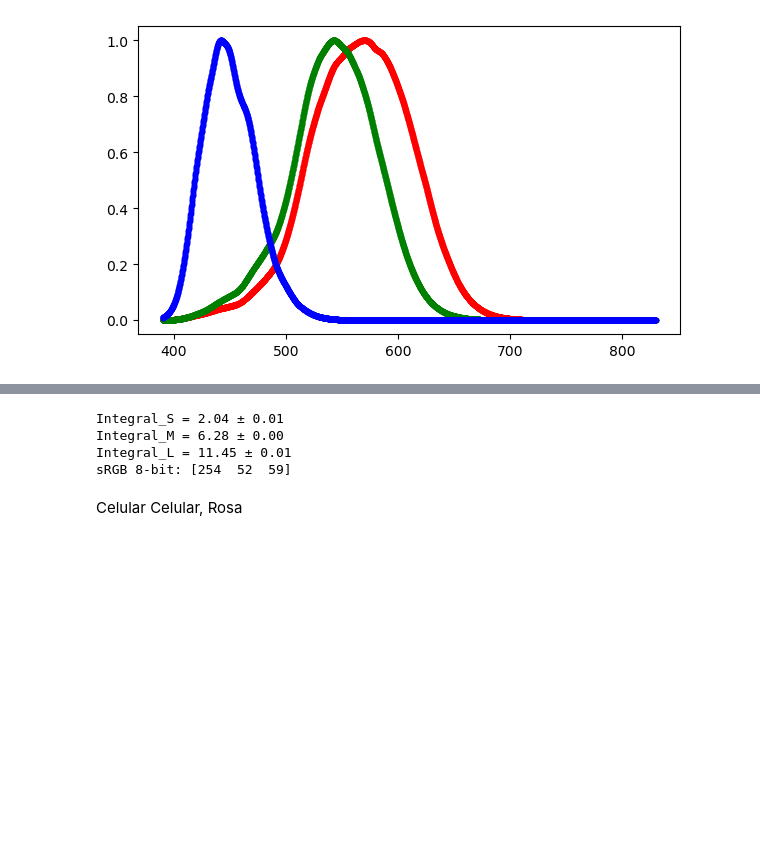
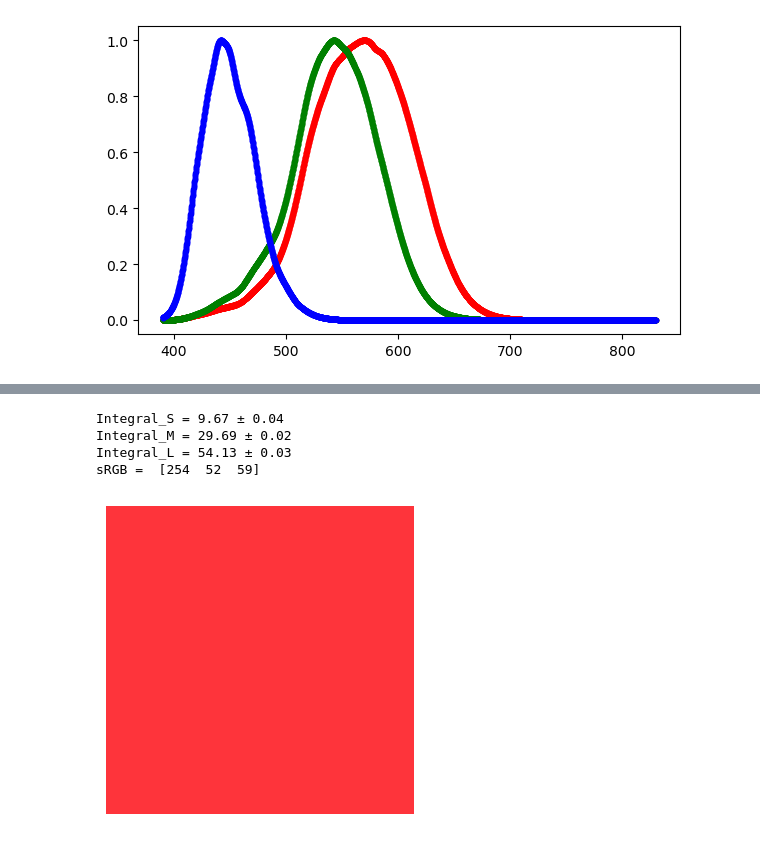
Before and after one commit to mauri-stack/labo5, a Jupyter notebook: espectroscopía_difractiva/visión_en_color.ipynb, the cells around one changed output, grey strips where cells are left out. Saved outputs shown, nothing was run; the diff lists cells and outputs as text; code cells hidden in the pictures; blank space fills up the shorter version.

```diff
--- a/espectroscopía_difractiva/visión_en_color.ipynb
+++ b/espectroscopía_difractiva/visión_en_color.ipynb
@@ -435,42 +420,18 @@ sRGB 8-bit: [255   0 255]
 # %%
 S, M, L = análisis("/Users/Mauri/Desktop/Labo 5/Espectroscopía difractiva/17-10/objeto-celular/obj-obj/rosa (caja-tijera)/tijera rosa/promedio.csv",
          "/Users/Mauri/Desktop/Labo 5/Espectroscopía difractiva/17-10/objeto-celular/obj-obj/rosa (caja-tijera)/tijera rosa/desv",
          "/Users/Mauri/Desktop/Labo 5/Espectroscopía difractiva/eficiencia.csv",
          350, 700, "/Users/Mauri/Desktop/Labo 5/Espectroscopía difractiva/respuesta conos tabulados/Copia de CIE_lms_cf_2deg.csv",
          eff = True)
 
-LMS = np.array([L, M, S])
+rgb = lms_to_srgb(L, M, S, normalize=True)
 
-# Matriz HPE (XYZ -> LMS) aproximada (ejemplo tomado de referencias sobre H-P-E)
-M_HPE = np.array([[ 0.4002,  0.7076, -0.0808],
-                  [-0.2263,  1.1653,  0.0457],
-                  [ 0.0000,  0.0000,  0.9182]])
+print("sRGB = ", rgb)
 
-# Invertir para obtener XYZ desde LMS
-M_inv = np.linalg.inv(M_HPE)
-XYZ = M_inv.dot(LMS)
-
-# Matriz XYZ -> linear sRGB (estándar)
-M_xyz2srgb = np.array([[ 3.2406, -1.5372, -0.4986],
-                       [-0.9689,  1.8758,  0.0415],
-                       [ 0.0557, -0.2040,  1.0570]])
-rgb_linear = M_xyz2srgb.dot(XYZ)
-
-# aplicar clipping y gamma sRGB (simplificada)
-rgb_linear = np.clip(rgb_linear, 0, None)
-rgb_linear = rgb_linear / np.max(rgb_linear)
-
-def gamma_srgb(u):
-    a = 0.055
-    return np.where(u <= 0.0031308, 12.92*u, (1+a)*np.power(u,1/2.4)-a)
-
-rgb = gamma_srgb(np.clip(rgb_linear, 0, 1))
-rgb8 = (np.clip(rgb,0,1)*255).astype(int)
-print("sRGB 8-bit:", rgb8)
+color(rgb)
 # %% [output]
-Integral_S = 2.04 ± 0.01
-Integral_M = 6.28 ± 0.00
-Integral_L = 11.45 ± 0.01
-sRGB 8-bit: [254  52  59]
+Integral_S = 9.67 ± 0.04
+Integral_M = 29.69 ± 0.02
+Integral_L = 54.13 ± 0.03
+sRGB =  [254  52  59]
+[figure, added]
-# %% [markdown]
-Celular Celular, Rosa
```
Also changed, not shown: parts of 27 cells of this notebook.
